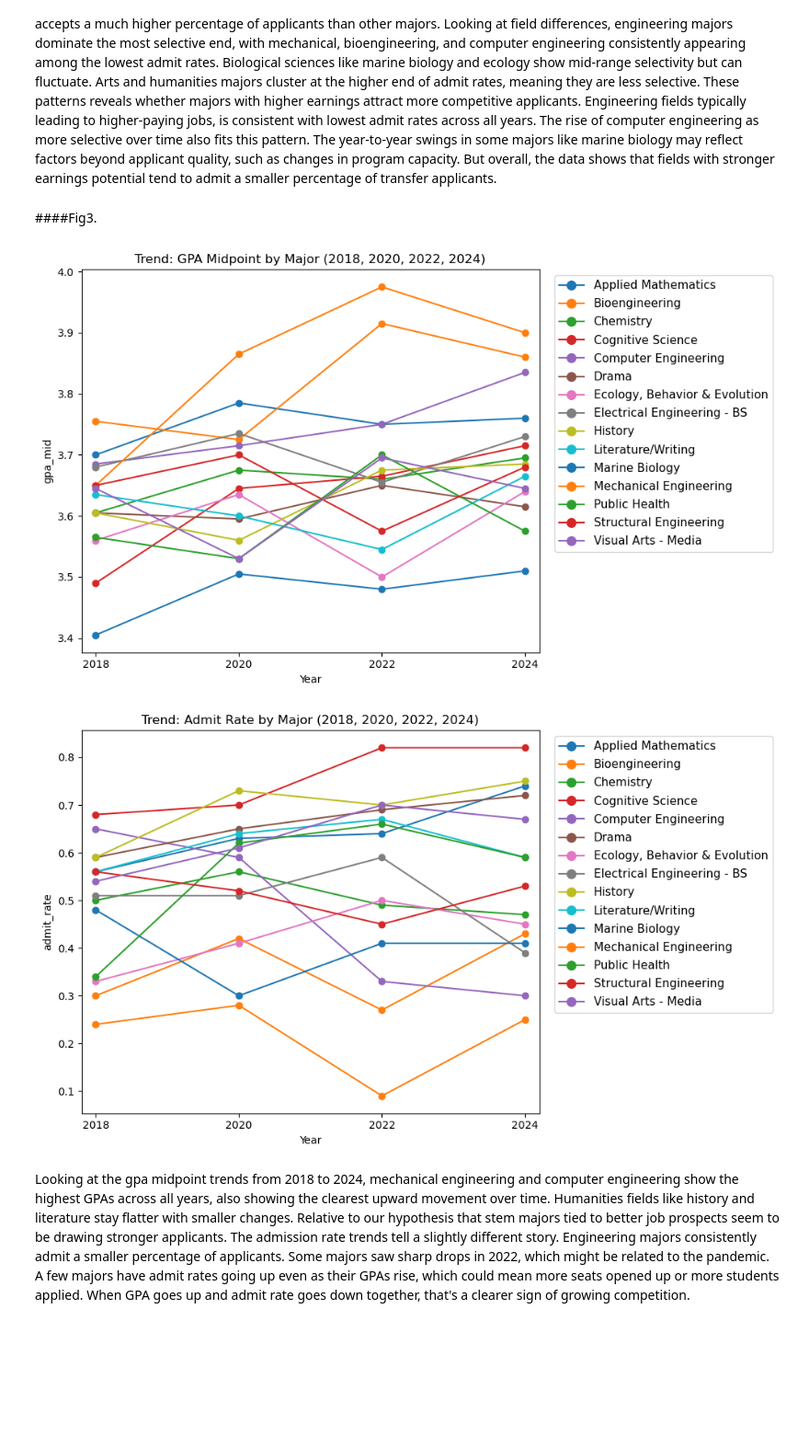
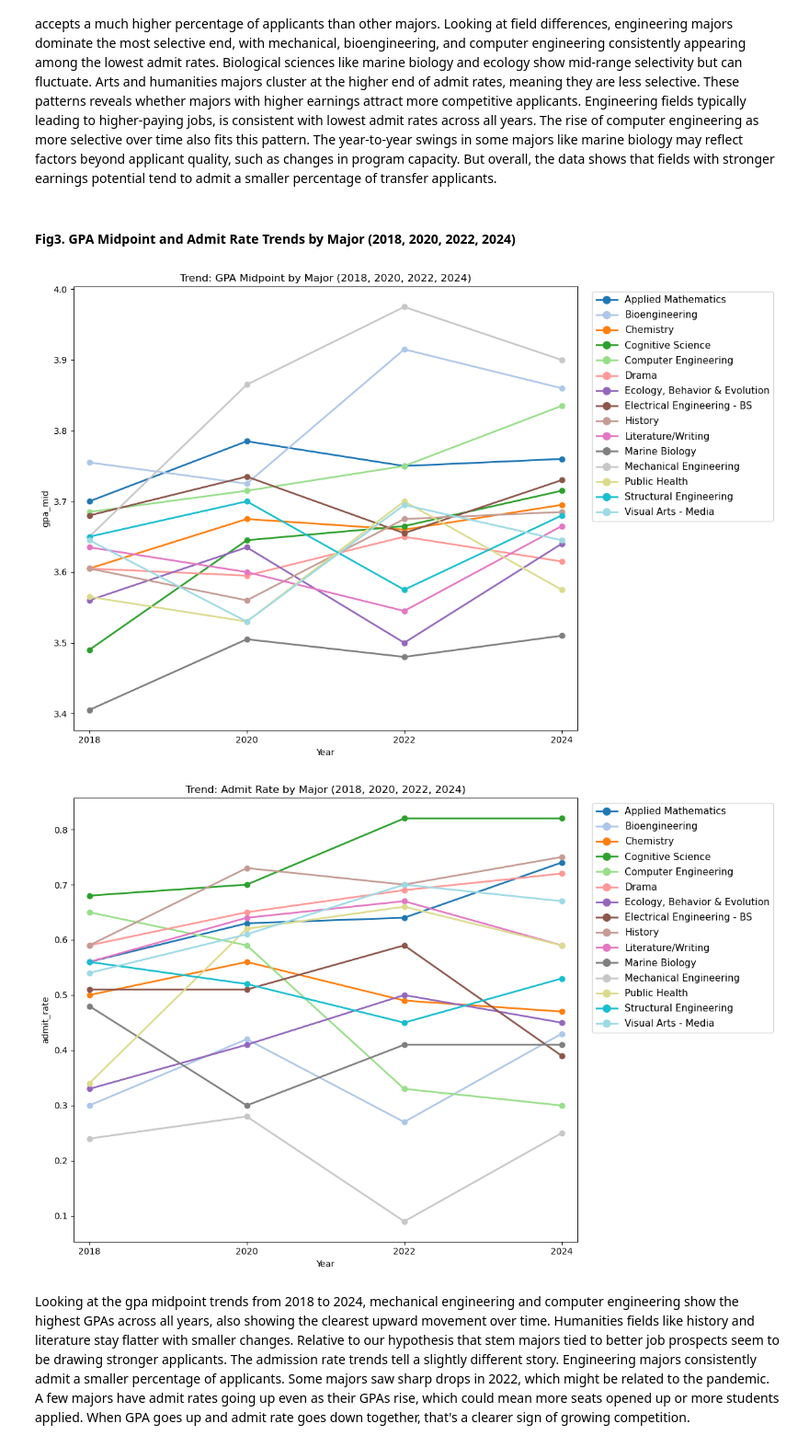
Before and after one commit to COGS108/Group084_WI26, a Jupyter notebook: 02-EDACheckpoint.ipynb, the cells around one changed output. Shown at 92% size. Cells and saved outputs as stored; diff of their text form; code cells hidden in the pictures; blank space fills up the shorter version.

```diff
--- a/02-EDACheckpoint.ipynb
+++ b/02-EDACheckpoint.ipynb
@@ -734,10 +732,10 @@ def rank_bar(df, year, col, title, ascending=False):
     plt.tight_layout()
     plt.show()
 
-years = sorted(df["year"].dropna().unique().tolist())
+years = sorted(df_major["year"].dropna().unique().tolist())
 
 for y in years:
-    rank_bar(df, y, "gpa_mid", f"GPA Midpoint by Major ({y})", ascending=False)
+    rank_bar(df_major, y, "gpa_mid", f"GPA Midpoint by Major ({y})", ascending=False)
 # %% [output]
 [figure]
 [figure]
@@ -764,41 +761,48 @@ In 2018, the most selective majors were mechanical engineering at 0.24, bioengin
 Some majors show interesting patterns. Mechanical engineering consistently has the lowest or among the lowest admit rates across all four years, making it the most selective by this measure. Computer engineering became more selective over time, moving from 0.64 in 2018 to 0.31 in 2024. Cognitive science remains the least selective or near the bottom every year, with admit rates between 0.66 and 0.81, meaning it accepts a much higher percentage of applicants than other majors.
 Looking at field differences, engineering majors dominate the most selective end, with mechanical, bioengineering, and computer engineering consistently appearing among the lowest admit rates. Biological sciences like marine biology and ecology show mid-range selectivity but can fluctuate. Arts and humanities majors cluster at the higher end of admit rates, meaning they are less selective.
 These patterns reveals whether majors with higher earnings attract more competitive applicants. Engineering fields typically leading to higher-paying jobs, is consistent with lowest admit rates across all years. The rise of computer engineering as more selective over time also fits this pattern. The year-to-year swings in some majors like marine biology may reflect factors beyond applicant quality, such as changes in program capacity. But overall, the data shows that fields with stronger earnings potential tend to admit a smaller percentage of transfer applicants.
-# %% [markdown]
-
-####Fig3.
+# %% [markdown]
+#### Fig3. GPA Midpoint and Admit Rate Trends by Major (2018, 2020, 2022, 2024)
 # %%
-def trend_lines(df, col, title):
+def trend_lines(df, col, title, figsize=(12, 8), ylim=None):
     years = [2018, 2020, 2022, 2024]
-    plt.figure(figsize=(10,6))
+    plt.figure(figsize=figsize)
+
+    majors = sorted(df.dropna(subset=[col])["major"].unique())
+    n = len(majors)
+
+    cmap = plt.colormaps.get_cmap("tab20").resampled(n)
+    color_map = {m: cmap(i) for i, m in enumerate(majors)}
 
     for m, g in df.dropna(subset=[col]).groupby("major"):
         g = g.sort_values("year")
-        plt.plot(g["year"], g[col], marker="o", label=m)
+        plt.plot(g["year"], g[col], marker="o", label=m, color=color_map[m], linewidth=2)
 
     plt.title(title)
     plt.xlabel("Year")
     plt.ylabel(col)
 
     plt.xticks(years)
-    plt.xlim(min(years)-0.2, max(years)+0.2)
+    plt.xlim(min(years) - 0.2, max(years) + 0.2)
+    if ylim is not None:
+        plt.ylim(*ylim)
 
     plt.legend(
         bbox_to_anchor=(1.02, 1),
         loc="upper left",
         fontsize=11,
         markerscale=1.4,
         handlelength=2.2,
-        labelspacing=0.6
+        labelspacing=0.6,
     )
     plt.tight_layout()
     plt.show()
 
-trend_lines(df, "gpa_mid", "Trend: GPA Midpoint by Major (2018, 2020, 2022, 2024)")
-trend_lines(df, "admit_rate", "Trend: Admit Rate by Major (2018, 2020, 2022, 2024)")
+trend_lines(df_major, "gpa_mid", "Trend: GPA Midpoint by Major (2018, 2020, 2022, 2024)")
+trend_lines(df_major, "admit_rate", "Trend: Admit Rate by Major (2018, 2020, 2022, 2024)")
 # %% [output]
-[figure, old version]
+[figure, new version]
-[figure, old version]
+[figure, new version]
 # %% [markdown]
 
 Looking at the gpa midpoint trends from 2018 to 2024, mechanical engineering and computer engineering show the highest GPAs across all years, also showing the clearest upward movement over time. Humanities fields like history and literature stay flatter with smaller changes. Relative to our hypothesis that stem majors tied to better job prospects seem to be drawing stronger applicants.
```
Also changed, not shown: parts of 37 cells of this notebook.
